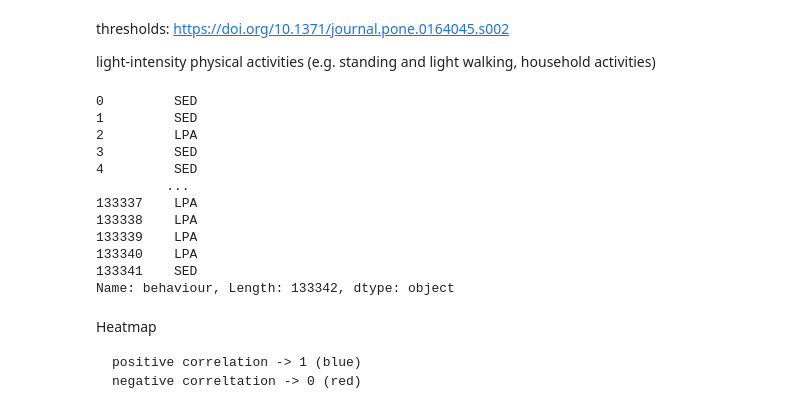
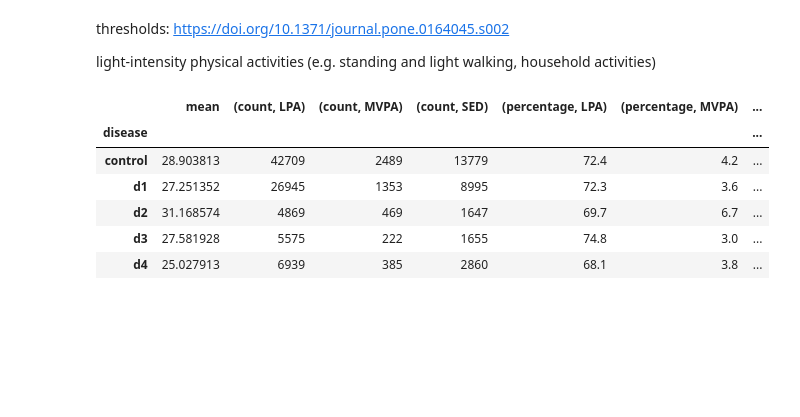
Before and after one commit to mjoeli/csb_project, a Jupyter notebook: behaviour.ipynb, the cells around one changed output. Cells and saved outputs as stored; diff of their text form; code cells hidden in the pictures; blank space fills up the shorter version.

```diff
--- a/behaviour.ipynb
+++ b/behaviour.ipynb
@@ -104,29 +106,35 @@ thresholds: https://doi.org/10.1371/journal.pone.0164045.s002
 
 light-intensity physical activities (e.g. standing and light walking, household activities)
 # %%
-sed_t = 4.5 #mean = 3.6
-LPA_t = 60 #mean household = 5.9-22.4; mean = 58.5 (self-paced-free-living walk)
+sed_t = 6 #mean = 3.6
+LPA_t = 100 #mean household = 5.9-22.4; mean = 58.5 (self-paced-free-living walk)
 
 conditions = [
     (df["GGIR_mean_ENMO_hour"] <= sed_t),
     (df["GGIR_mean_ENMO_hour"] > sed_t) & (df["GGIR_mean_ENMO_hour"] <= LPA_t),
     (df["GGIR_mean_ENMO_hour"] > LPA_t)
 ]
 
 behaviour = ["SED", "LPA", "MVPA"]
 #behaviour = [1,2,3,4]
 df["behaviour"] = np.select(conditions, behaviour)
 df["behaviour"].fillna(0)
+
+#count occurrence
+counts = df.groupby('disease').behaviour.value_counts().unstack().astype(str)
+#count occurrence of each value in 'behaviour' column per disease-group as percentage of total
+percs = df.groupby('disease').behaviour.value_counts(normalize=True).mul(100).round(1).unstack().astype(str)
+
+total_ENMO = df.groupby('disease')['GGIR_mean_ENMO_hour'].agg(['mean'])
+beh_group = pd.concat([counts,percs], axis=1, keys=['count', 'percentage'])
+beh_group = pd.merge(left=total_ENMO, left_on='disease', right=beh_group, right_on='disease')
+#beh_group.to_excel("behaviour.xlsx", index = True, float_format="%.2f")
+beh_group.head()
 # %% [output]
-0         SED
-1         SED
-2         LPA
-3         SED
-4         SED
-         ...
-133337    LPA
-133338    LPA
-133339    LPA
-133340    LPA
-133341    SED
-Name: behaviour, Length: 133342, dtype: object
+|  | mean | (count, LPA) | (count, MVPA) | (count, SED) | (percentage, LPA) | (percentage, MVPA) | ... |
+| disease |  |  |  |  |  |  | ... |
+| control | 28.903813 | 42709 | 2489 | 13779 | 72.4 | 4.2 | ... |
+| d1 | 27.251352 | 26945 | 1353 | 8995 | 72.3 | 3.6 | ... |
+| d2 | 31.168574 | 4869 | 469 | 1647 | 69.7 | 6.7 | ... |
+| d3 | 27.581928 | 5575 | 222 | 1655 | 74.8 | 3.0 | ... |
+| d4 | 25.027913 | 6939 | 385 | 2860 | 68.1 | 3.8 | ... |
@@ -140,5 +140,0 @@ behaviour = (
-# %% [markdown]
-Heatmap
-
-    positive correlation -> 1 (blue)
-    negative correltation -> 0 (red)
```
Also changed, not shown: parts of 18 cells of this notebook, 4 other files.
